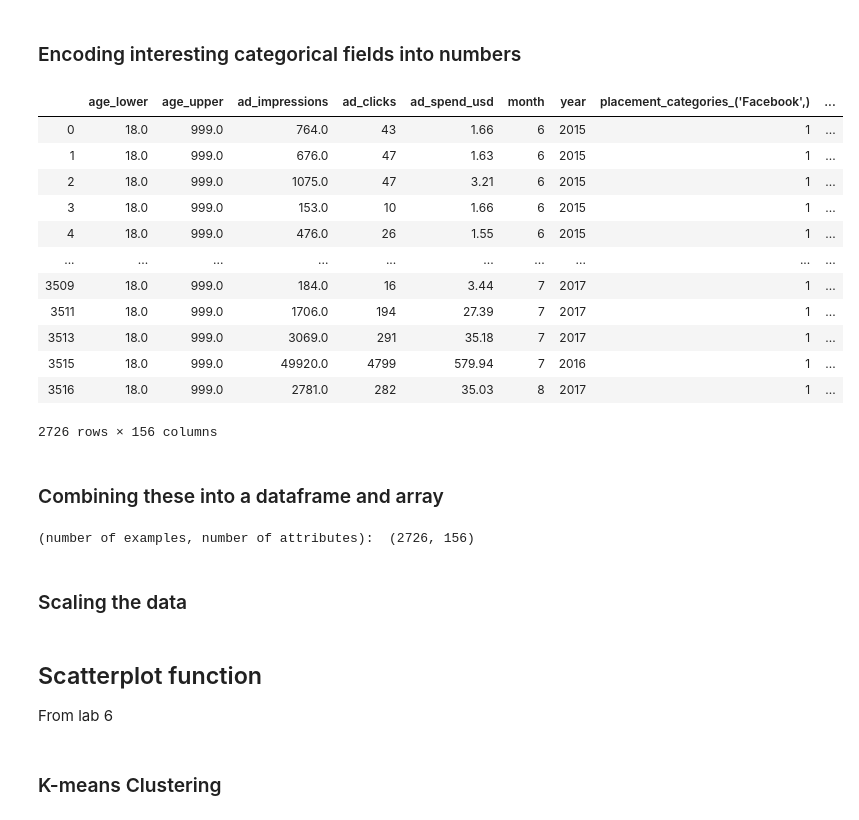
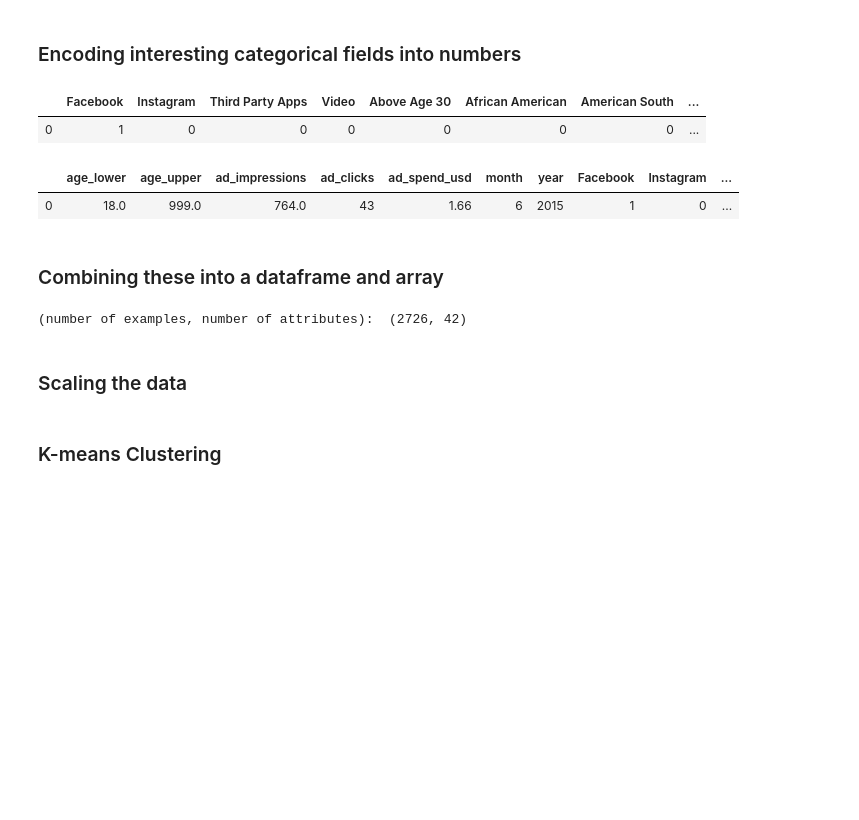
Before and after one commit to NiallDillane/cs4055-DataMining, a Jupyter notebook: project/Russian Ads Analysis - Clustering.ipynb, the cells around one changed output. Drawn from its saved outputs; the diff is of its cells as text; code cells hidden in the pictures; blank space fills up the shorter version.

```diff
--- a/project/Russian Ads Analysis - Clustering.ipynb
+++ b/project/Russian Ads Analysis - Clustering.ipynb
@@ -108,10 +69,13 @@ dfCluster.head(5)
 # %% [markdown]
 ### Making a dataset out of numeric fields
 # %%
-dfClusterNum = dfCluster[['age_lower', 'age_upper', 'ad_impressions', 'ad_clicks', 'ad_spend_usd', 'month', 'year']]
-dfClusterNum['ad_id'] = range(1, len(dfClusterNum) + 1)
+dfNum = dfCluster[['age_lower', 'age_upper', 'ad_impressions', 'ad_clicks', 'ad_spend_usd', 'month', 'year']]
+dfNum['ad_id'] = range(1, len(dfNum) + 1)
 
-# cluster_data = np.array(dfClusterNum.values, dtype=float)
+dfNum = dfNum.dropna()
+num_data = np.array(dfNum.values, dtype=float)
+
+# cluster_data = np.array(dfNum.values, dtype=float)
 # print('(number of examples, number of attributes): ', cluster_data.shape)
 # %% [output]
 A value is trying to be set on a copy of a slice from a DataFrame.
@@ -126,33 +87,35 @@ dfEncoded['ad_id'] = range(1, len(dfEncoded) + 1)
+# %%
+from sklearn.preprocessing import MultiLabelBinarizer
+
+cols = ['placement_categories', 'interests_categories', 'location_categories']
+dfEncoded = dfCluster[cols]
+for col in cols:
+    mlb = MultiLabelBinarizer()
+    dfEncoded = dfEncoded.join(pd.DataFrame(mlb.fit_transform(dfEncoded.pop(col)),
+                                            columns=mlb.classes_,
+                                            index=dfEncoded.index))
+
+dfEncoded['ad_id'] = range(1, len(dfEncoded) + 1)
+dfEncoded.head(1)
+# %% [output]
+|  | Facebook | Instagram | Third Party Apps | Video | Above Age 30 | African American | American South | ... |
+| 0 | 1 | 0 | 0 | 0 | 0 | 0 | 0 | ... |
 # %%
-dfNumEncode = pd.merge(dfClusterNum, dfEncoded, on='ad_id', how='inner').dropna()
+dfNumEncode = pd.merge(dfNum, dfEncoded, on='ad_id', how='inner').dropna()
 dfNumEncode.drop(['ad_id'], axis=1, inplace=True)
-dfNumEncode
+dfNumEncode.head(1)
 # %% [output]
-|  | age_lower | age_upper | ad_impressions | ad_clicks | ad_spend_usd | month | year | placement_categories_('Facebook',) | ... |
-| 0 | 18.0 | 999.0 | 764.0 | 43 | 1.66 | 6 | 2015 | 1 | ... |
-| 1 | 18.0 | 999.0 | 676.0 | 47 | 1.63 | 6 | 2015 | 1 | ... |
-| 2 | 18.0 | 999.0 | 1075.0 | 47 | 3.21 | 6 | 2015 | 1 | ... |
-| 3 | 18.0 | 999.0 | 153.0 | 10 | 1.66 | 6 | 2015 | 1 | ... |
-| 4 | 18.0 | 999.0 | 476.0 | 26 | 1.55 | 6 | 2015 | 1 | ... |
-| ... | ... | ... | ... | ... | ... | ... | ... | ... | ... |
-| 3509 | 18.0 | 999.0 | 184.0 | 16 | 3.44 | 7 | 2017 | 1 | ... |
-| 3511 | 18.0 | 999.0 | 1706.0 | 194 | 27.39 | 7 | 2017 | 1 | ... |
-| 3513 | 18.0 | 999.0 | 3069.0 | 291 | 35.18 | 7 | 2017 | 1 | ... |
-| 3515 | 18.0 | 999.0 | 49920.0 | 4799 | 579.94 | 7 | 2016 | 1 | ... |
-| 3516 | 18.0 | 999.0 | 2781.0 | 282 | 35.03 | 8 | 2017 | 1 | ... |
+|  | age_lower | age_upper | ad_impressions | ad_clicks | ad_spend_usd | month | year | Facebook | Instagram | ... |
+| 0 | 18.0 | 999.0 | 764.0 | 43 | 1.66 | 6 | 2015 | 1 | 0 | ... |
-2726 rows × 156 columns
 # %% [markdown]
 ### Combining these into a dataframe and array
 # %%
 numEncode_data = np.array(dfNumEncode.values, dtype=float)
 print('(number of examples, number of attributes): ', numEncode_data.shape)
 # %% [output]
-(number of examples, number of attributes):  (2726, 156)
+(number of examples, number of attributes):  (2726, 42)
 # %% [markdown]
 ### Scaling the data
 # %%
 min_max_scaler = preprocessing.MinMaxScaler()
 numEncode_data = min_max_scaler.fit_transform(numEncode_data)
-# %% [markdown]
-## Scatterplot function
-From lab 6
```
Also changed, not shown: parts of 27 cells of this notebook, 3 other files.
